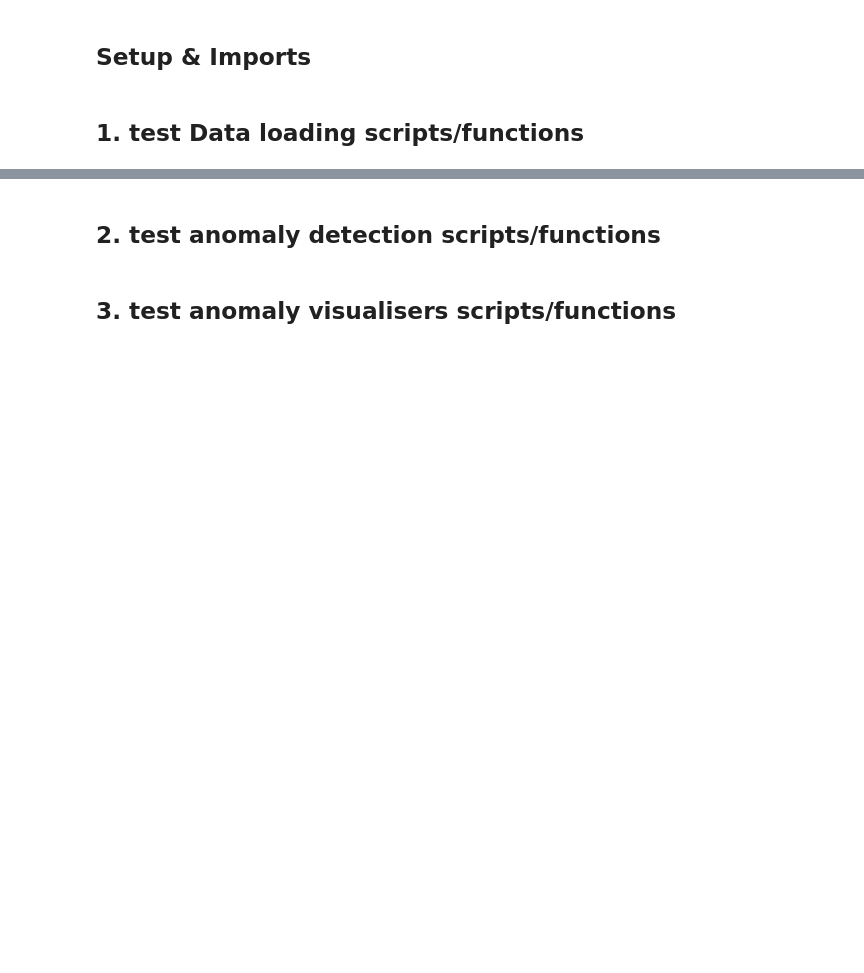
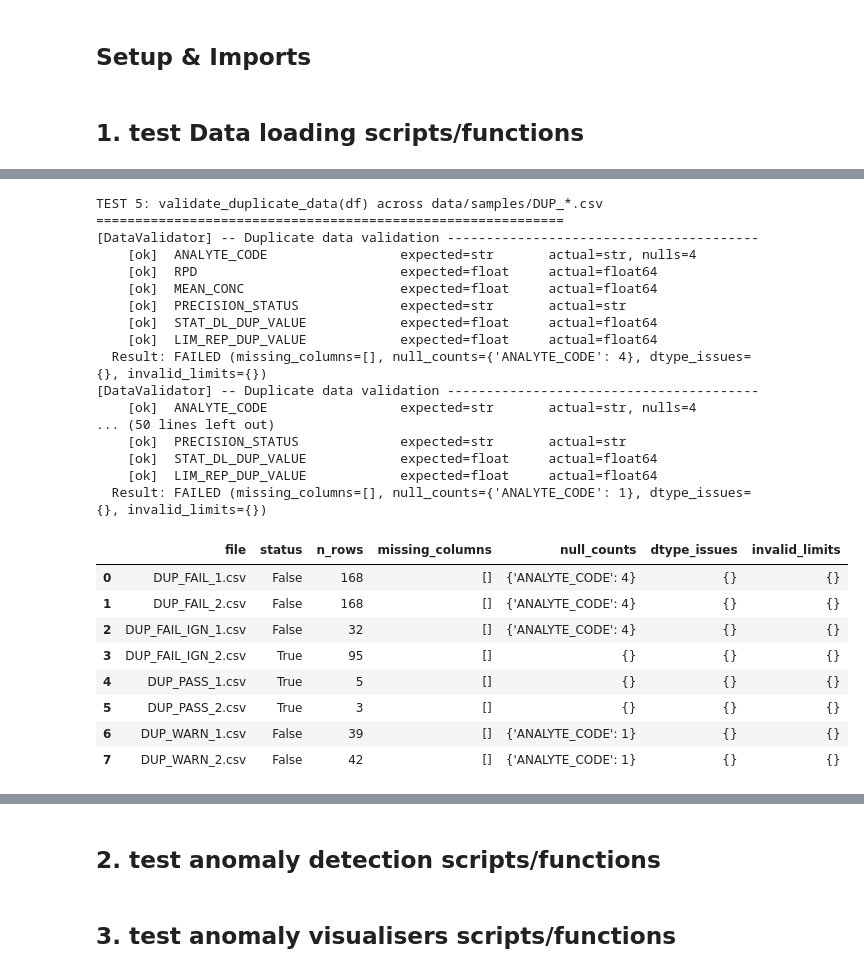
Before and after one commit to Jettiz/QUT-Capstone-Team-32-Datamine-QC-Quality-Control, a Jupyter notebook: workflow_tester.ipynb, the cells around one changed output, grey strips where cells are left out. Drawn from its saved outputs; the diff is of its cells as text; code cells hidden in the pictures; blank space fills up the shorter version.

```diff
--- a/workflow_tester.ipynb
+++ b/workflow_tester.ipynb
@@ -78,0 +205,37 @@ TEST 1: validate_structure(df)
+# %%
+# ----------------------------------------------------------------
+# Test 5: validate_duplicate_data across every DUP_*.csv sample batch.
+# Raw samples don't carry RPD/MEAN_CONC, so add_precision_features
+# derives them first (see notebooks/DUP__current_batch_load.ipynb).
+# ----------------------------------------------------------------
+print("TEST 5: validate_duplicate_data(df) across data/samples/DUP_*.csv")
+print("=" * 60)
+dup_summary = run_validator_on_batch("DUP_*.csv", validate_duplicate_data, prep_fn=add_precision_features)
+dup_summary
+# %% [output]
+TEST 5: validate_duplicate_data(df) across data/samples/DUP_*.csv
+============================================================
+[DataValidator] -- Duplicate data validation ----------------------------------------
+    [ok]  ANALYTE_CODE                 expected=str       actual=str, nulls=4
+    [ok]  RPD                          expected=float     actual=float64
+    [ok]  MEAN_CONC                    expected=float     actual=float64
+    [ok]  PRECISION_STATUS             expected=str       actual=str
+    [ok]  STAT_DL_DUP_VALUE            expected=float     actual=float64
+    [ok]  LIM_REP_DUP_VALUE            expected=float     actual=float64
+  Result: FAILED (missing_columns=[], null_counts={'ANALYTE_CODE': 4}, dtype_issues={}, invalid_limits={})
+[DataValidator] -- Duplicate data validation ----------------------------------------
+    [ok]  ANALYTE_CODE                 expected=str       actual=str, nulls=4
+... (50 lines left out)
+    [ok]  PRECISION_STATUS             expected=str       actual=str
+    [ok]  STAT_DL_DUP_VALUE            expected=float     actual=float64
+    [ok]  LIM_REP_DUP_VALUE            expected=float     actual=float64
+  Result: FAILED (missing_columns=[], null_counts={'ANALYTE_CODE': 1}, dtype_issues={}, invalid_limits={})
+|  | file | status | n_rows | missing_columns | null_counts | dtype_issues | invalid_limits |
+| 0 | DUP_FAIL_1.csv | False | 168 | [] | {'ANALYTE_CODE': 4} | {} | {} |
+| 1 | DUP_FAIL_2.csv | False | 168 | [] | {'ANALYTE_CODE': 4} | {} | {} |
+| 2 | DUP_FAIL_IGN_1.csv | False | 32 | [] | {'ANALYTE_CODE': 4} | {} | {} |
+| 3 | DUP_FAIL_IGN_2.csv | True | 95 | [] | {} | {} | {} |
+| 4 | DUP_PASS_1.csv | True | 5 | [] | {} | {} | {} |
+| 5 | DUP_PASS_2.csv | True | 3 | [] | {} | {} | {} |
+| 6 | DUP_WARN_1.csv | False | 39 | [] | {'ANALYTE_CODE': 1} | {} | {} |
+| 7 | DUP_WARN_2.csv | False | 42 | [] | {'ANALYTE_CODE': 1} | {} | {} |
```
Also changed, not shown: parts of 6 cells of this notebook.
